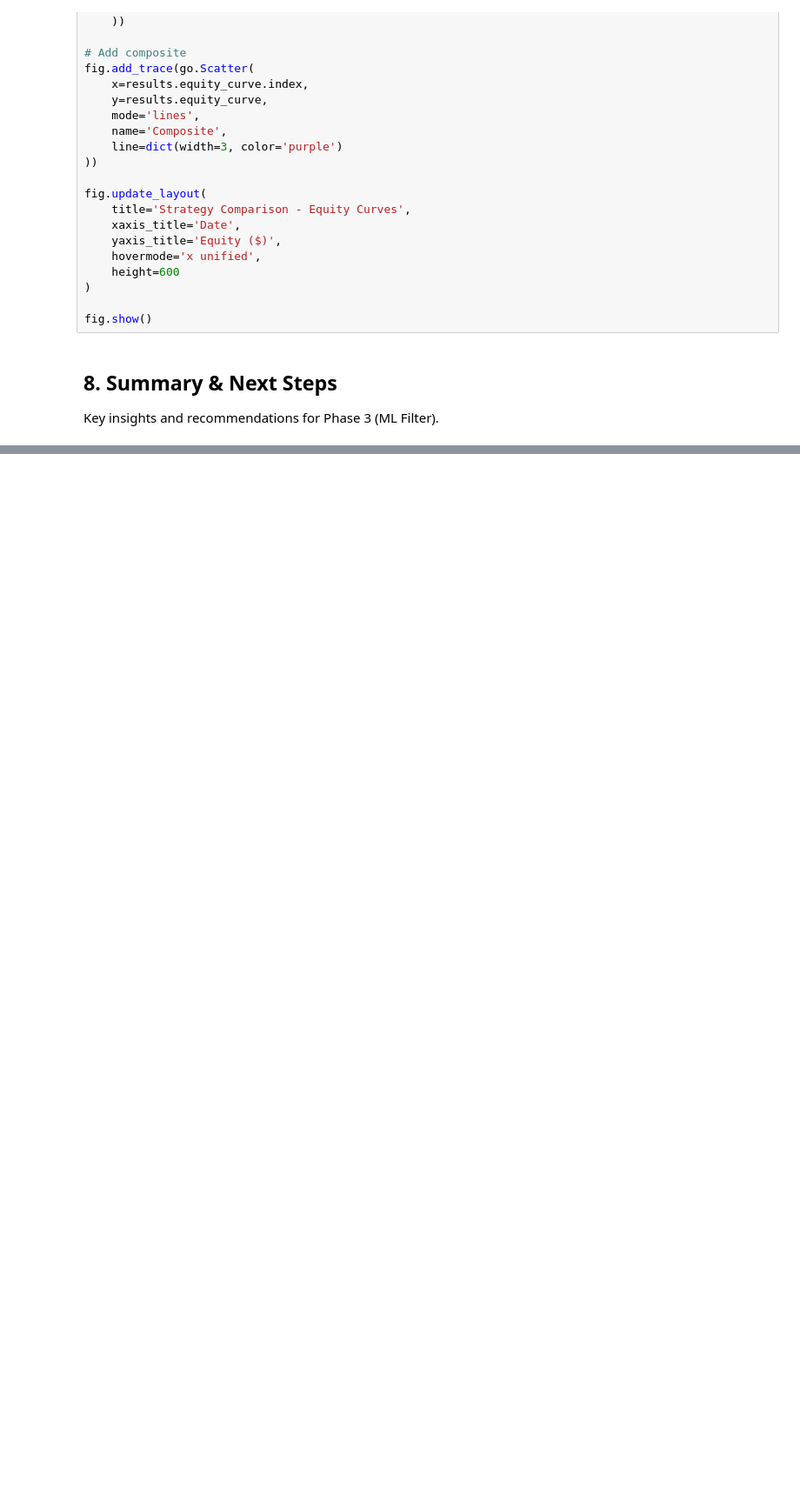
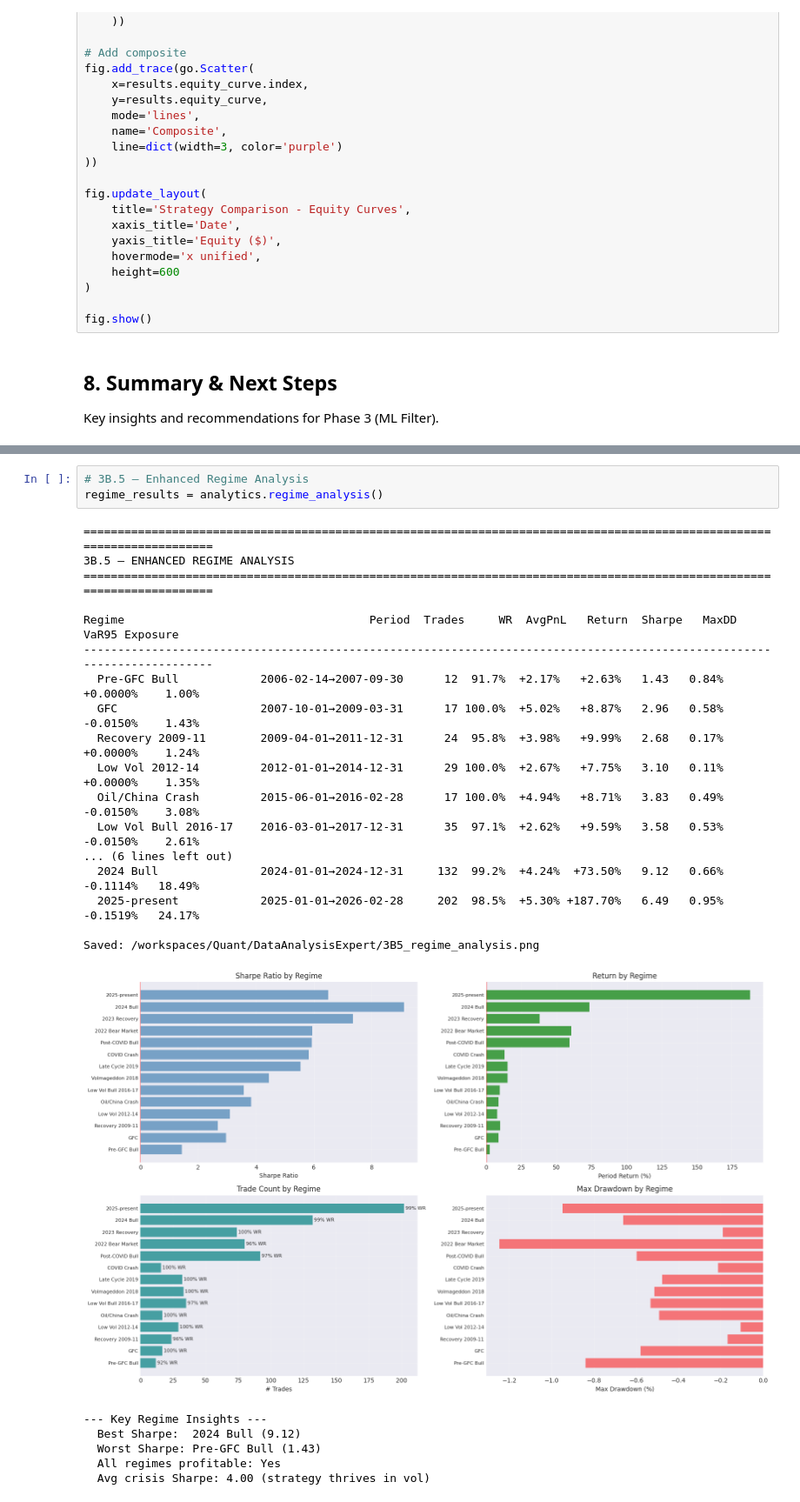
Before and after one commit to Shimmy-Shams/Quant, a Jupyter notebook: src/main_mean_reversion.ipynb, the cells around one changed output, grey strips where cells are left out. Shown at 87% size. Cells and saved outputs as stored; diff of their text form; blank space fills up the shorter version.

```diff
--- a/src/main_mean_reversion.ipynb
+++ b/src/main_mean_reversion.ipynb
@@ -1149,0 +1332,27 @@ Phase 2 / 2.5 Summary:
+# %%
+# 3B.5 — Enhanced Regime Analysis
+regime_results = analytics.regime_analysis()
+# %% [output]
+========================================================================================================================
+3B.5 — ENHANCED REGIME ANALYSIS
+========================================================================================================================
+
+Regime                                    Period  Trades     WR  AvgPnL   Return  Sharpe   MaxDD    VaR95 Exposure
+------------------------------------------------------------------------------------------------------------------------
+  Pre-GFC Bull            2006-02-14→2007-09-30      12  91.7%  +2.17%   +2.63%   1.43   0.84% +0.0000%    1.00%
+  GFC                     2007-10-01→2009-03-31      17 100.0%  +5.02%   +8.87%   2.96   0.58% -0.0150%    1.43%
+  Recovery 2009-11        2009-04-01→2011-12-31      24  95.8%  +3.98%   +9.99%   2.68   0.17% +0.0000%    1.24%
+  Low Vol 2012-14         2012-01-01→2014-12-31      29 100.0%  +2.67%   +7.75%   3.10   0.11% +0.0000%    1.35%
+  Oil/China Crash         2015-06-01→2016-02-28      17 100.0%  +4.94%   +8.71%   3.83   0.49% -0.0150%    3.08%
+  Low Vol Bull 2016-17    2016-03-01→2017-12-31      35  97.1%  +2.62%   +9.59%   3.58   0.53% -0.0150%    2.61%
+... (6 lines left out)
+  2024 Bull               2024-01-01→2024-12-31     132  99.2%  +4.24%  +73.50%   9.12   0.66% -0.1114%   18.49%
+  2025-present            2025-01-01→2026-02-28     202  98.5%  +5.30% +187.70%   6.49   0.95% -0.1519%   24.17%
+
+Saved: /workspaces/Quant/DataAnalysisExpert/3B5_regime_analysis.png
+[figure, added]
+--- Key Regime Insights ---
+  Best Sharpe:  2024 Bull (9.12)
+  Worst Sharpe: Pre-GFC Bull (1.43)
+  All regimes profitable: Yes
+  Avg crisis Sharpe: 4.00 (strategy thrives in vol)
```
Also changed, not shown: parts of 24 cells of this notebook, 3 other files.
